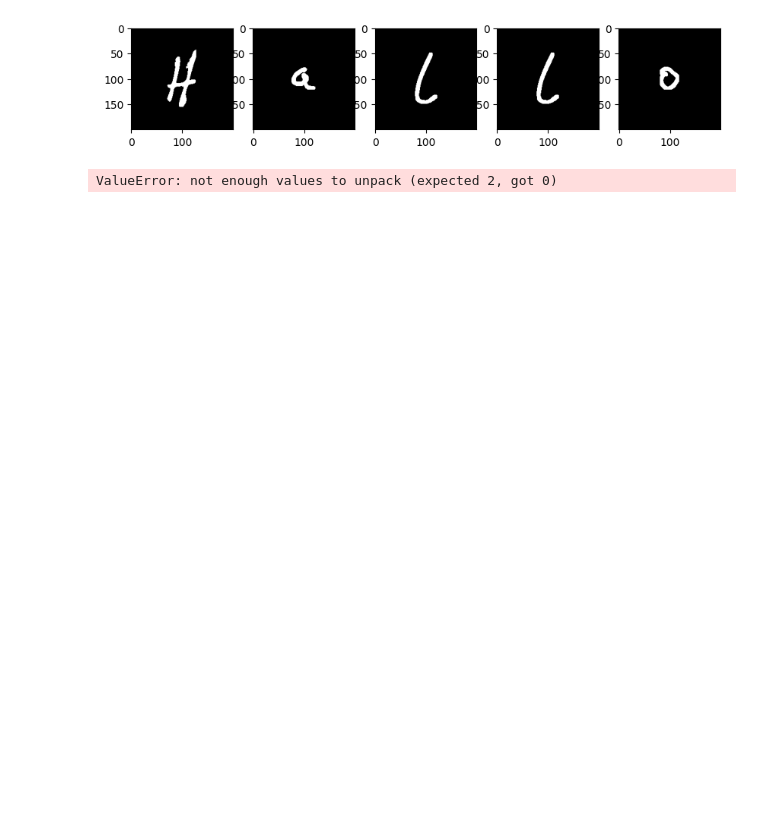
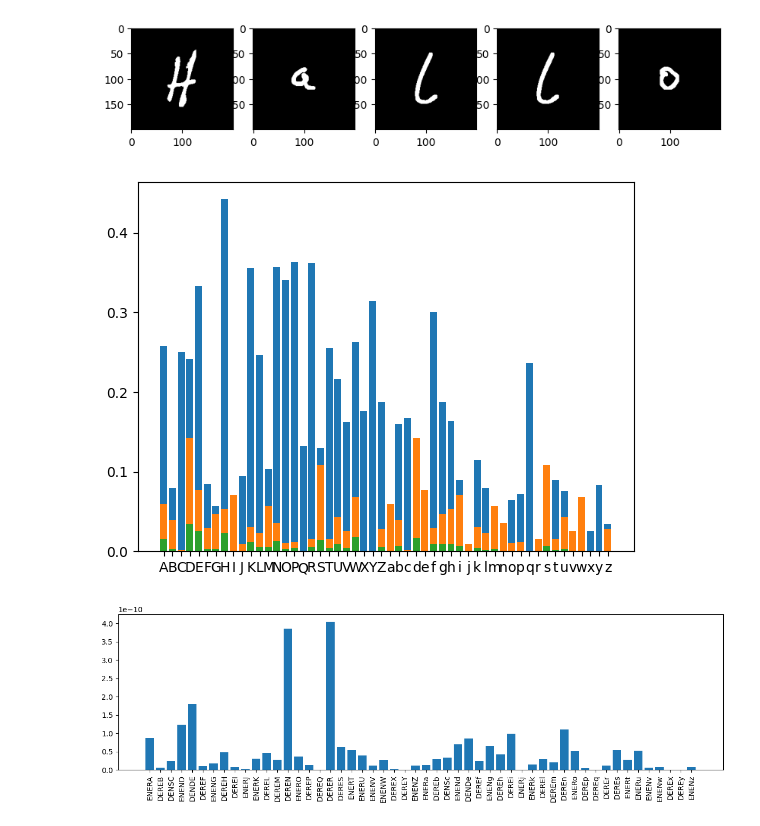
Before and after one commit to HTW-Project-Group/handwriting-recognition, a Jupyter notebook: handwriting-recognition.ipynb, the cells around one changed output. Cells and saved outputs as stored; diff of their text form; code cells hidden in the pictures; blank space fills up the shorter version.

Commit message:
Implemented Viterbi

```diff
--- a/handwriting-recognition.ipynb
+++ b/handwriting-recognition.ipynb
@@ -291,32 +299,53 @@ for i in range(5):
     ax.imshow(x, cmap='gray')
 # %% [output]
 [figure]
-# %%
-train_dist_out = get_dists_for_train_data(image_data)
-
-def mult_tuple(t1, t2):
-    a_vals, a_labels = zip(*t1)
-    b_vals, b_labels = zip(*t2)
-    vals = np.outer(a_vals, b_vals)
-    labels = np.char.add(np.char.add(np.array(a_labels, dtype='<U32')[:,np.newaxis], np.array(b_labels, dtype='<U32')), '')
-    return list(zip(vals.flatten(), labels.flatten()))
-
-def viterbi(word, transition_props, output_matrix=None):
-    letter = word.pop(0)
-    test_dist_out = get_dist_to_train(image_data, letter)
-    emission_props = apply_exp_to_test(train_dist_out, test_dist_out)
-
-    if output_matrix == None:
-        output_matrix = []
-        end_props = emission_props
-    else:
-        end_props = emission_props
-
-    if len(word) == 0: return output_matrix
-    output_matrix.append(mult_tuple(end_props, viterbi(word, transition_props)))
-
-viterbi_input = list(np.copy(test_hallo))
-output = viterbi(viterbi_input, character_transition_data)
-output
-# %% [output]
-ValueError: not enough values to unpack (expected 2, got 0)
+# %%
+train_dist_out = get_dists_for_train_data(image_data)
+
+def apply_start_props(emission, start_props):
+    result = []
+    for i in range(len(emission)):
+        result.append((emission[i][0] * start_props[i][0], emission[i][1]))
+    return result
+
+def viterbi_row_multiplication(vitb_matrix, emission, trans):
+    result = []
+    for v2 in emission:
+        row = []
+        for v1 in vitb_matrix:
+            char_key = str(v1[1][-1] + v2[1]).upper()
+            row.append((v1[0] * trans[char_key] * v2[0], v1[1] + v2[1]))
+        result.append(max(row, key=lambda x: x[0]))
+    return result
+
+def viterbi(word, transition_props, starting_props):
+    first_letter = word.pop(0)
+    fl_emission_props = apply_exp_to_test(train_dist_out, get_dist_to_train(image_data, first_letter))
+    viterbi_matrix = apply_start_props(fl_emission_props, starting_props)
+
+    plot_value_label_vector(fl_emission_props)
+    plot_value_label_vector(starting_props)
+    plot_value_label_vector(viterbi_matrix)
+
+    for letter in word:
+        emission_props = apply_exp_to_test(train_dist_out, get_dist_to_train(image_data, letter))
+        viterbi_matrix = viterbi_row_multiplication(viterbi_matrix, emission_props, transition_props)
+
+    return viterbi_matrix
+
+
+viterbi_input = list(np.copy(test_hallo))
+output = viterbi(viterbi_input, character_transition_data, character_starting_data)
+
+dist_values, dist_labels = [], []
+for v, l in output:
+    dist_values.append(v)
+    dist_labels.append(l)
+fig,(ax) = plt.subplots(figsize=(12,4), ncols=1)
+ax.bar(dist_labels, dist_values)
+ax.tick_params(axis='x', labelrotation=90)
+plt.tight_layout()
+plt.show()
+# %% [output]
+[figure, added]
+[figure, added]
```
Also changed, not shown: parts of 13 cells of this notebook.
